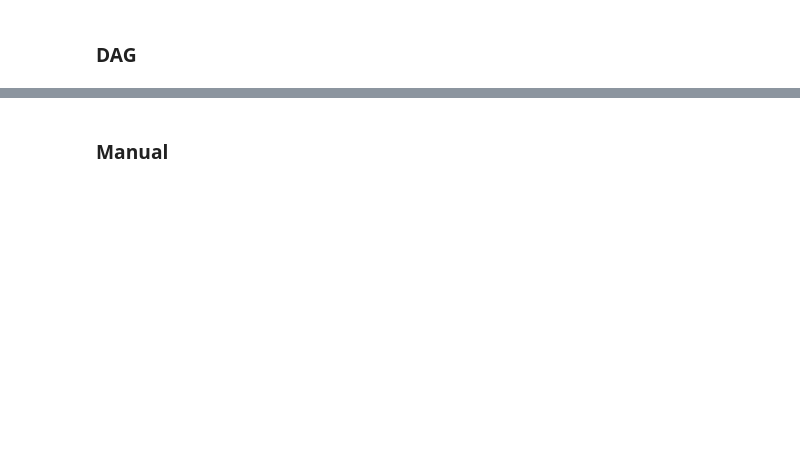
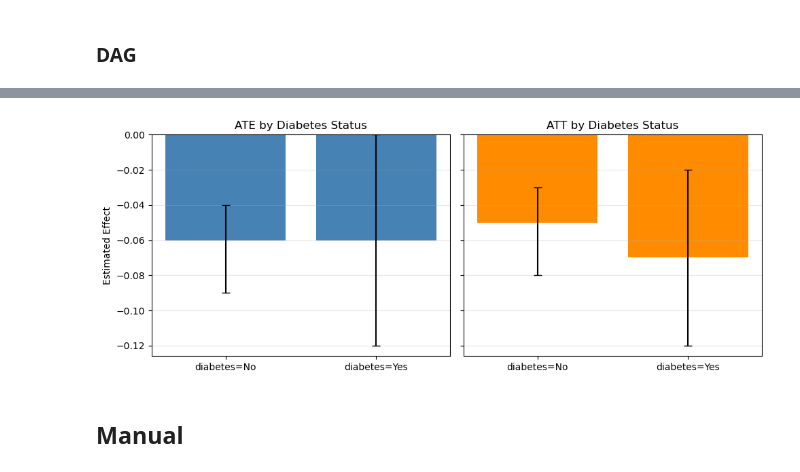
Before and after one commit to dataman-git/causal_inference, a Jupyter notebook: Ch06_DoWhy_IPW.ipynb, the cells around one changed output, grey strips where cells are left out. Saved outputs shown, nothing was run; the diff lists cells and outputs as text; code cells hidden in the pictures; blank space fills up the shorter version.

```diff
--- a/Ch06_DoWhy_IPW.ipynb
+++ b/Ch06_DoWhy_IPW.ipynb
@@ -197,11 +162,0 @@ CATE by age tertile:
-# %%
-# Compute propensity scores & IPW
-covariates = ["age","sex","dialysis_vintage","previous_transplant","diabetes",
-              "ischemic_hd","cerebrovascular","peripheral_vascular","malignancy"]
-X = data[covariates]
-y = data["treatment"]
-
-logit = LogisticRegression(max_iter=n)
-logit.fit(X, y)
-data["pscore"] = logit.predict_proba(X)[:,1]
-data["ipw"] = np.where(data["treatment"]==1, 1/data["pscore"], 1/(1-data["pscore"]))
@@ -247,3 +315,44 @@ plot_balance_for_covariates(data, covariates)
+# %%
+sub = results_cate[results_cate["Covariate"] == "diabetes"]
+x = np.arange(len(sub))
+labels = sub["Group"]
+# ATE and ATT values
+ate = sub["ATE"].values
+att = sub["ATT"].values
+# Confidence intervals
+ate_err = [
+    ate - sub["ATE_CI_Lower"].values,
+    sub["ATE_CI_Upper"].values - ate]
+att_err = [
+    att - sub["ATT_CI_Lower"].values,
+    sub["ATT_CI_Upper"].values - att]
+
+fig, (ax1, ax2) = plt.subplots(1, 2, figsize=(10, 4), sharey=True)
+# ---- ATE (blue) ----
+ax1.bar(
+    x, ate,
+    yerr=ate_err,
+    capsize=4,
+    color="steelblue")
+ax1.set_title("ATE by Diabetes Status")
+ax1.set_xticks(x)
+ax1.set_xticklabels(labels)
+ax1.set_ylabel("Estimated Effect")
+ax1.grid(axis="y", alpha=0.3)
+# ---- ATT (orange) ----
+ax2.bar(
+    x, att,
+    yerr=att_err,
+    capsize=4,
+    color="darkorange")
+ax2.set_title("ATT by Diabetes Status")
+ax2.set_xticks(x)
+ax2.set_xticklabels(labels)
+ax2.grid(axis="y", alpha=0.3)
+plt.tight_layout()
+plt.show()
+# %% [output]
+[figure, added]
 # %% [markdown]
-### Manual
+## Manual
 # %%
```
Also changed, not shown: parts of 17 cells of this notebook.
